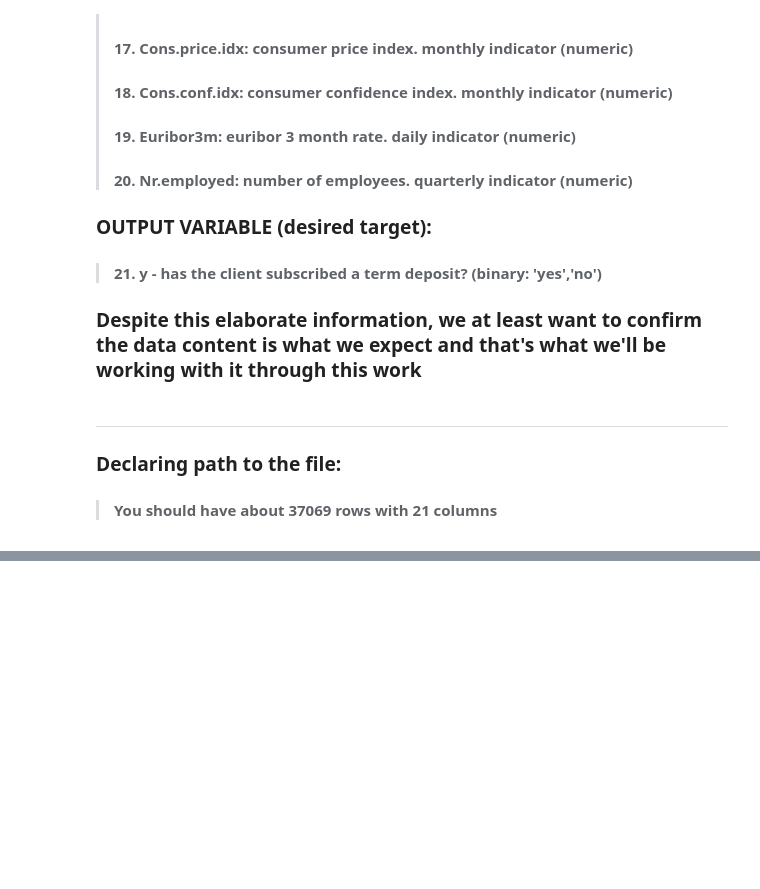
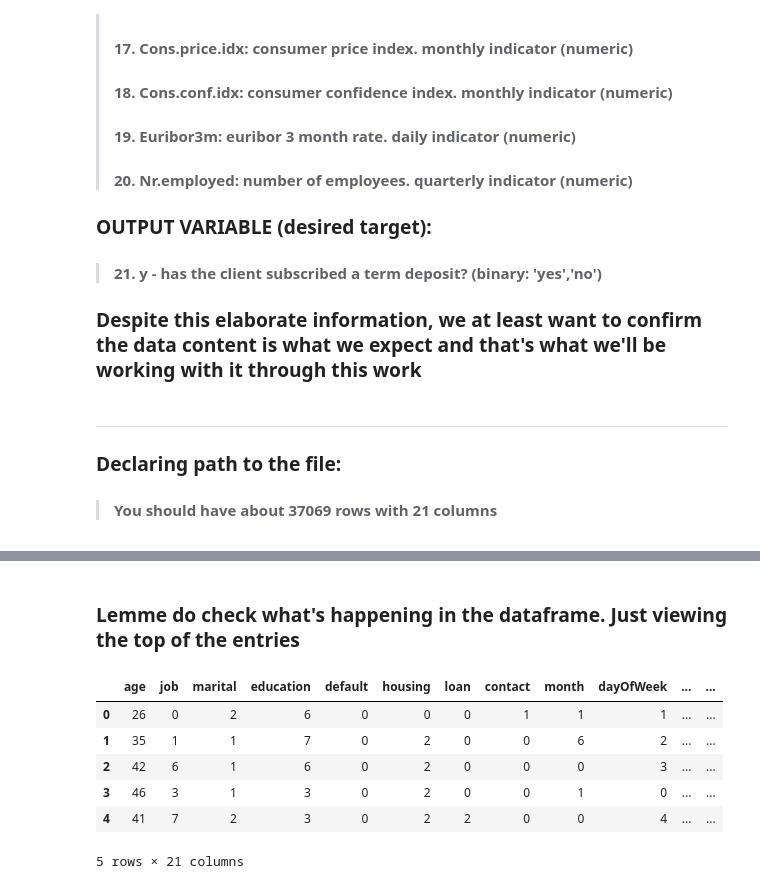
Before and after one commit to KingsleyNA/Customer-Response-Modeling, a Jupyter notebook: 3_Data_preparation_for_indepth_analyses.ipynb, the cells around one changed output, grey strips where cells are left out. Saved outputs shown, nothing was run; the diff lists cells and outputs as text; code cells hidden in the pictures; blank space fills up the shorter version.

```diff
--- a/3_Data_preparation_for_indepth_analyses.ipynb
+++ b/3_Data_preparation_for_indepth_analyses.ipynb
@@ -164,0 +415,12 @@ print("We have " + str(df.shape[0]) + " rows with " + str(df.shape[1]) +" column
+# %% [markdown]
+### Lemme do check what's happening in the dataframe. Just viewing the top of the entries
+# %%
+df.head()
+# %% [output]
+|  | age | job | marital | education | default | housing | loan | contact | month | dayOfWeek | ... | ... |
+| 0 | 26 | 0 | 2 | 6 | 0 | 0 | 0 | 1 | 1 | 1 | ... | ... |
+| 1 | 35 | 1 | 1 | 7 | 0 | 2 | 0 | 0 | 6 | 2 | ... | ... |
+| 2 | 42 | 6 | 1 | 6 | 0 | 2 | 0 | 0 | 0 | 3 | ... | ... |
+| 3 | 46 | 3 | 1 | 3 | 0 | 2 | 0 | 0 | 1 | 0 | ... | ... |
+| 4 | 41 | 7 | 2 | 3 | 0 | 2 | 2 | 0 | 0 | 4 | ... | ... |
+5 rows × 21 columns
```
Also changed, not shown: parts of 27 cells of this notebook.
